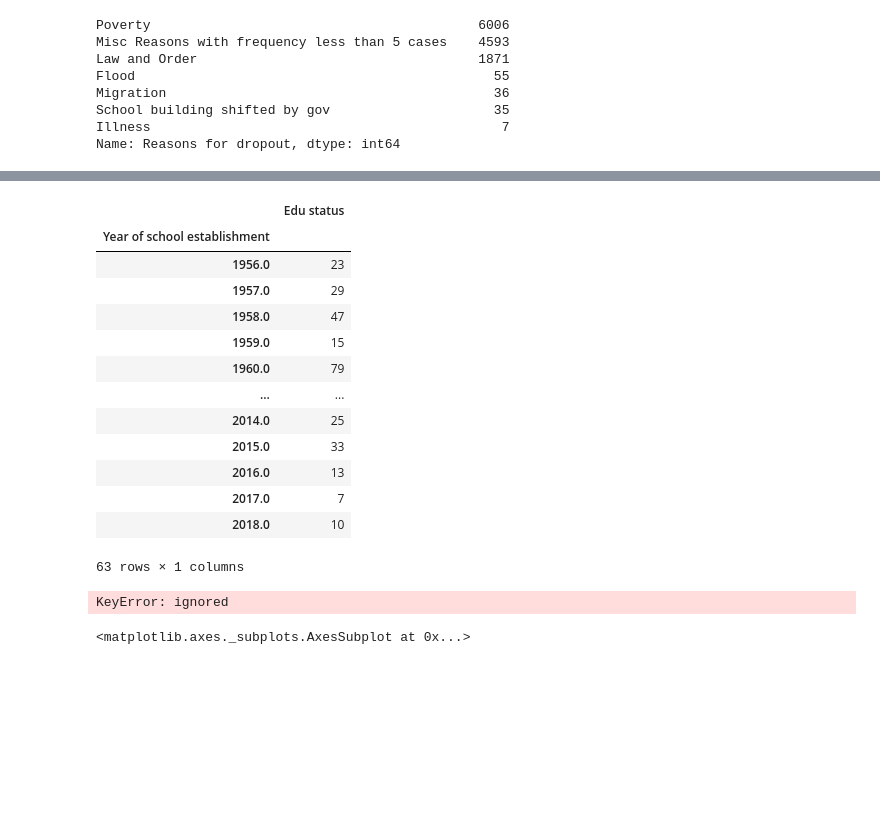
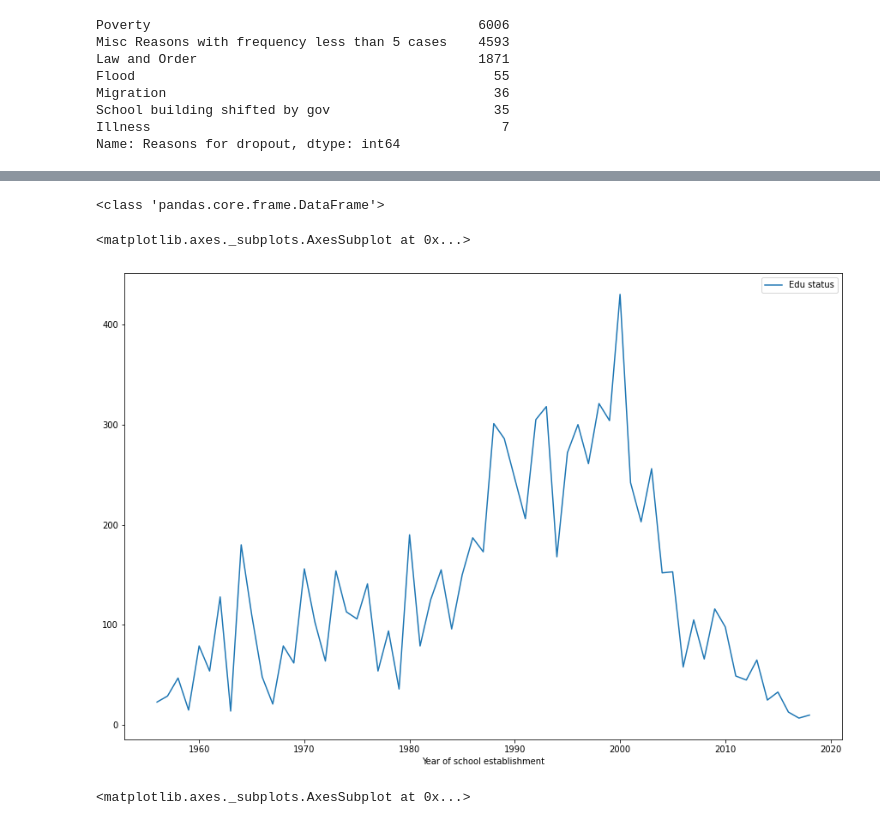
Before and after one commit to AliShujjat/DropOutRatesInPakistan, a Jupyter notebook: EDA.ipynb, the cells around one changed output, grey strips where cells are left out. Saved outputs shown, nothing was run; the diff lists cells and outputs as text; code cells hidden in the pictures; blank space fills up the shorter version.

```diff
--- a/EDA.ipynb
+++ b/EDA.ipynb
@@ -406,32 +411,22 @@ data.plot.scatter(x='Year of school establishment', y='Total number of enrolled
 # %%
 import matplotlib.pyplot as plt
 #distInfo = data[['Edu status', 'Year of school establishment']].groupby(['Edu status']).count()
 #display(distInfo)
+data['Year of school establishment'].replace(to_replace=1990,value=np.nan,inplace=True)
 numDrop = data[data['Edu status'] == 'Drop out']
 distInfo = numDrop[['Edu status', 'Year of school establishment']].groupby(['Year of school establishment']).count()
-display(distInfo)
+print(type(distInfo))
+#display(distInfo)
 #numEnroll = data[data['Edu status'] == 'Currently Enrolled']
-numDrop['Year of school establishment'].groupby(1956.0).count()
-distInfo.plot(kind='bar')
+#numDrop['Year of school establishment'].groupby(1956.0).count()
+distInfo.plot(kind='line',figsize=(15,10))
 
 #data.plot.scatter(x='Year of school establishment', y = 'Edu status', title= "Scatter plot between two variables X and Y")
 #numDrop.plot.scatter(x='Year of school establishment', y='Total number of enrolled children', title= "Scatter plot between two variables X and Y")
 # %% [output]
-|  | Edu status |
-| Year of school establishment |  |
-| 1956.0 | 23 |
-| 1957.0 | 29 |
-| 1958.0 | 47 |
-| 1959.0 | 15 |
-| 1960.0 | 79 |
-| ... | ... |
-| 2014.0 | 25 |
-| 2015.0 | 33 |
-| 2016.0 | 13 |
-| 2017.0 | 7 |
-| 2018.0 | 10 |
-63 rows × 1 columns
+<class 'pandas.core.frame.DataFrame'>
-KeyError: ignored
+<matplotlib.axes._subplots.AxesSubplot at 0x...>
+[figure, added]
 # %%
 plt = data[data['Edu status'] == 'Drop out']
 #plt['Currently Enrolled: Institution type'].value_counts()
```
Also changed, not shown: parts of 6 cells of this notebook.
